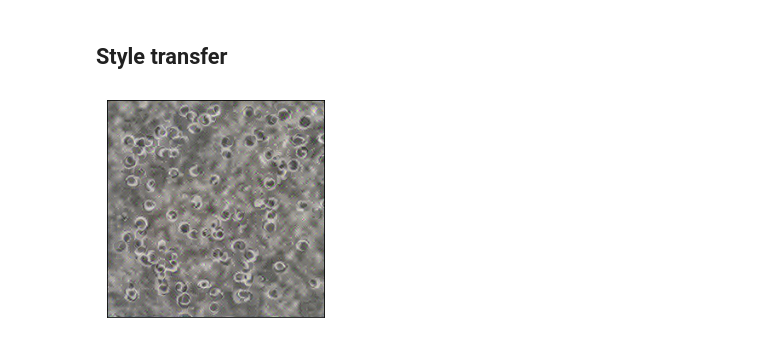
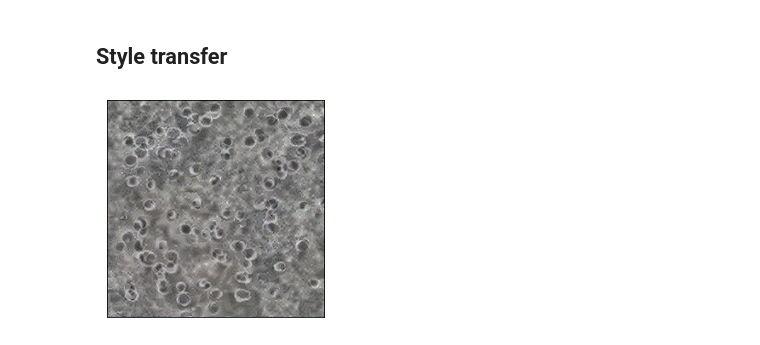
Before and after one commit to LaurinHerbsthofer/a-neural-algorithm-of-artistic-style, a Jupyter notebook: style-transfer.ipynb, the cells around one changed output. Cells and saved outputs as stored; diff of their text form; code cells hidden in the pictures.

```diff
--- a/style-transfer.ipynb
+++ b/style-transfer.ipynb
@@ -70,13 +72,13 @@ ax.axes.yaxis.set_major_locator(plt.NullLocator())
 # %% [markdown]
 ## Style transfer
 # %%
-output = Stylizer(content_weight=1, style_weight=1e1)(  # original style_weight=1e4 alters the structure too much
+output = Stylizer(content_weight=1, style_weight=1e2)(  # original style_weight=1e4 alters the structure too much
     content=content,
     style=style,
     optimize=L_BFGS(max_evaluations=20),
     iterations=ITERATIONS,
     callback=Callback('build/style-transfer/realTEM')
 )
 io.imsave('img/style-transfer/realTEM.jpg', output)
 # %% [output]
-[figure, old version]
+[figure, new version]
```
Also changed, not shown: parts of 2 cells of this notebook, 1 other file.
